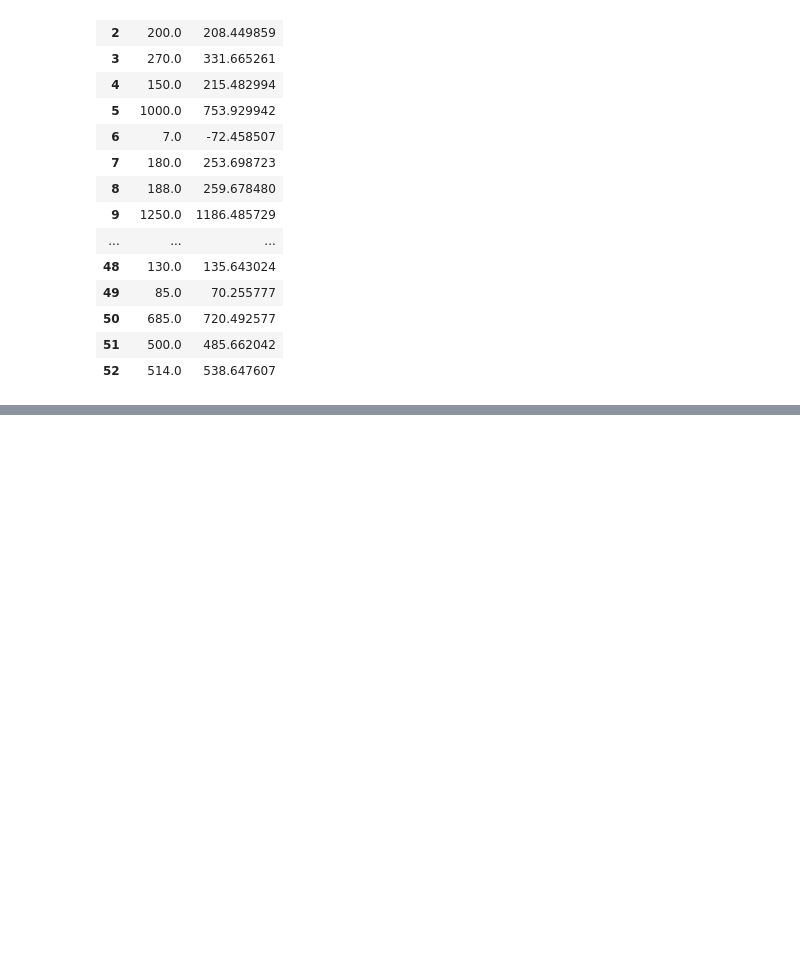
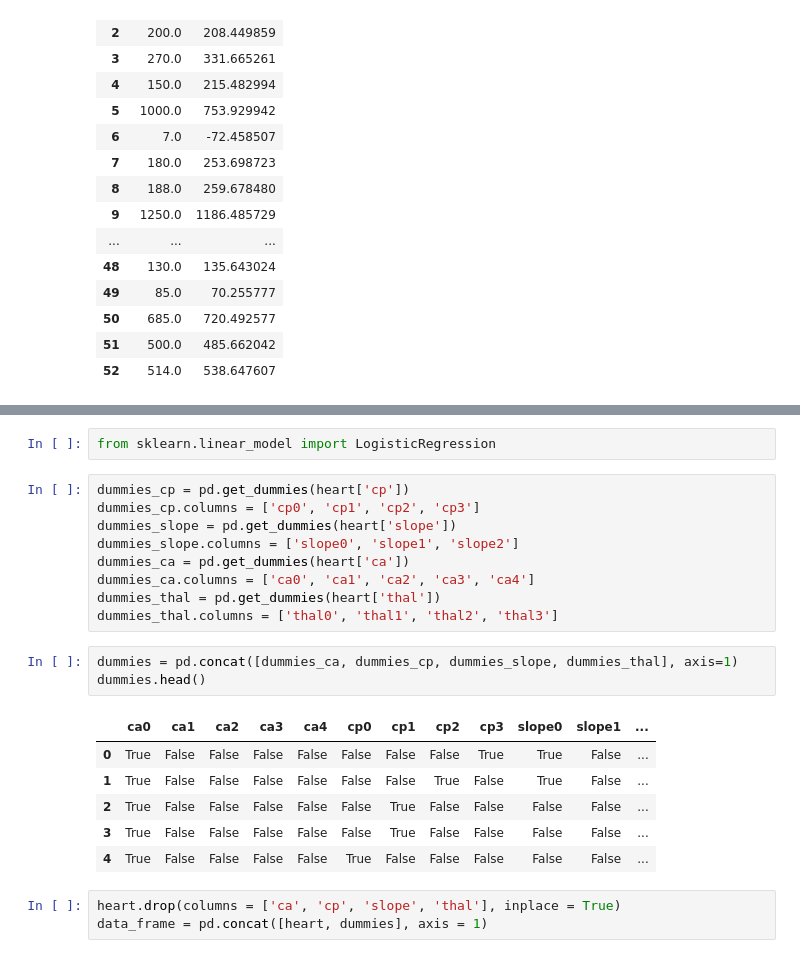
Before and after one commit to ElieAssaf33/course-python-basic, a Jupyter notebook: My Stuff/ai.ipynb, the cells around one changed output, grey strips where cells are left out. Saved outputs shown, nothing was run; the diff lists cells and outputs as text; blank space fills up the shorter version.

```diff
--- a/My Stuff/ai.ipynb
+++ b/My Stuff/ai.ipynb
@@ -122,0 +163,24 @@ result
+# %%
+from sklearn.linear_model import LogisticRegression
+# %%
+dummies_cp = pd.get_dummies(heart['cp'])
+dummies_cp.columns = ['cp0', 'cp1', 'cp2', 'cp3']
+dummies_slope = pd.get_dummies(heart['slope'])
+dummies_slope.columns = ['slope0', 'slope1', 'slope2']
+dummies_ca = pd.get_dummies(heart['ca'])
+dummies_ca.columns = ['ca0', 'ca1', 'ca2', 'ca3', 'ca4']
+dummies_thal = pd.get_dummies(heart['thal'])
+dummies_thal.columns = ['thal0', 'thal1', 'thal2', 'thal3']
+# %%
+dummies = pd.concat([dummies_ca, dummies_cp, dummies_slope, dummies_thal], axis=1)
+dummies.head()
+# %% [output]
+|  | ca0 | ca1 | ca2 | ca3 | ca4 | cp0 | cp1 | cp2 | cp3 | slope0 | slope1 | ... |
+| 0 | True | False | False | False | False | False | False | False | True | True | False | ... |
+| 1 | True | False | False | False | False | False | False | True | False | True | False | ... |
+| 2 | True | False | False | False | False | False | True | False | False | False | False | ... |
+| 3 | True | False | False | False | False | False | True | False | False | False | False | ... |
+| 4 | True | False | False | False | False | True | False | False | False | False | False | ... |
+# %%
+heart.drop(columns = ['ca', 'cp', 'slope', 'thal'], inplace = True)
+data_frame = pd.concat([heart, dummies], axis = 1)
```
Also changed, not shown: parts of 13 cells of this notebook.
